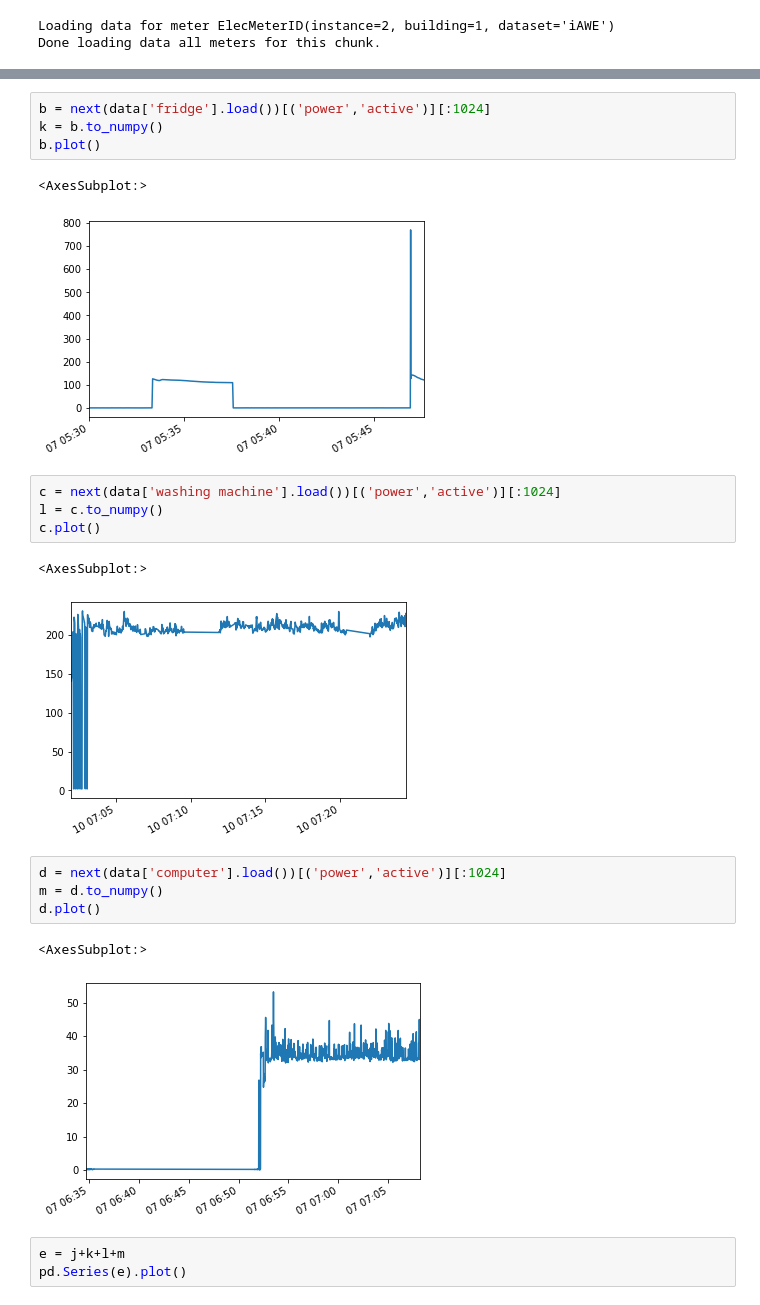
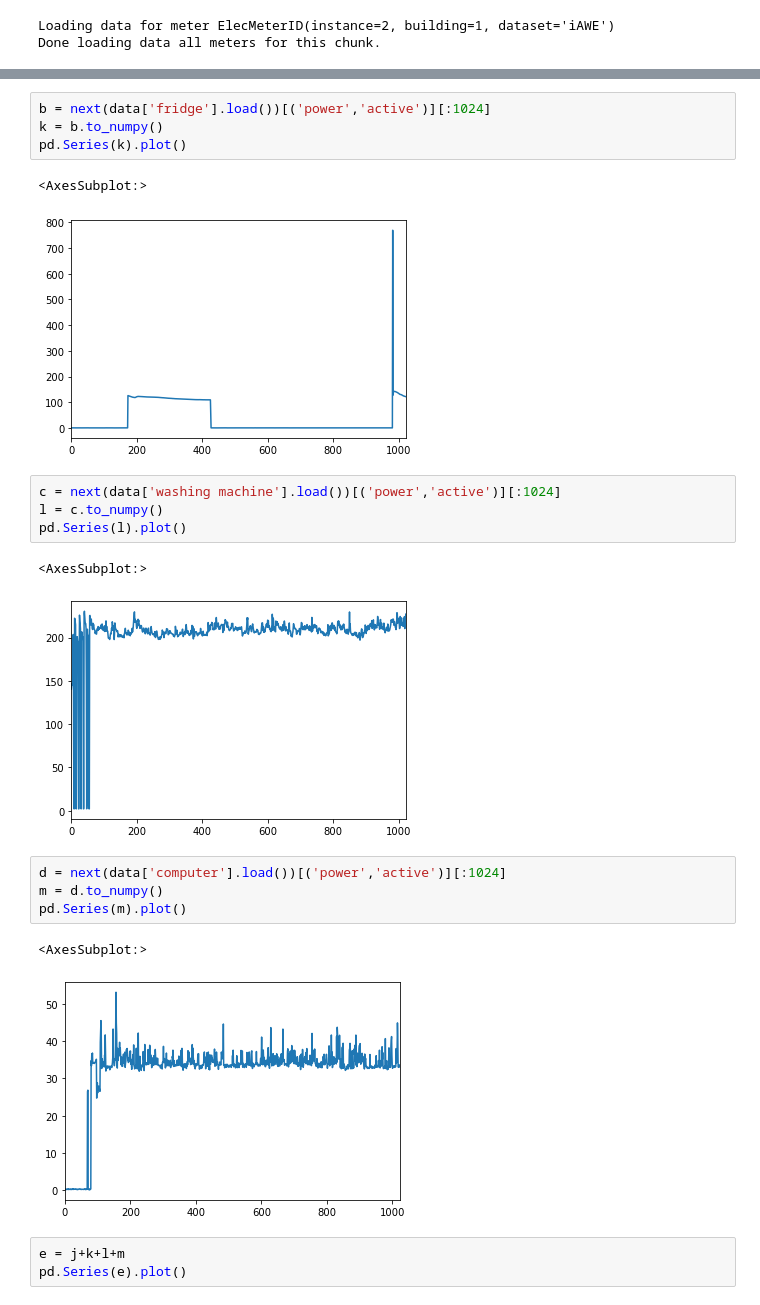
Before and after one commit to caxefaizan/RNN_Model, a Jupyter notebook: Get Data.ipynb, the cells around one changed output, grey strips where cells are left out. Drawn from its saved outputs; the diff is of its cells as text.

```diff
--- a/Get Data.ipynb
+++ b/Get Data.ipynb
@@ -24,24 +31,24 @@ a.plot()
 # %%
 b = next(data['fridge'].load())[('power','active')][:1024]
 k = b.to_numpy()
-b.plot()
+pd.Series(k).plot()
 # %% [output]
 <AxesSubplot:>
-[figure, old version]
+[figure, new version]
 # %%
 c = next(data['washing machine'].load())[('power','active')][:1024]
 l = c.to_numpy()
-c.plot()
+pd.Series(l).plot()
 # %% [output]
 <AxesSubplot:>
-[figure, old version]
+[figure, new version]
 # %%
 d = next(data['computer'].load())[('power','active')][:1024]
 m = d.to_numpy()
-d.plot()
+pd.Series(m).plot()
 # %% [output]
 <AxesSubplot:>
-[figure, old version]
+[figure, new version]
 # %%
 e = j+k+l+m
 pd.Series(e).plot()
```
Also changed, not shown: parts of 21 cells of this notebook, 56 other files.
